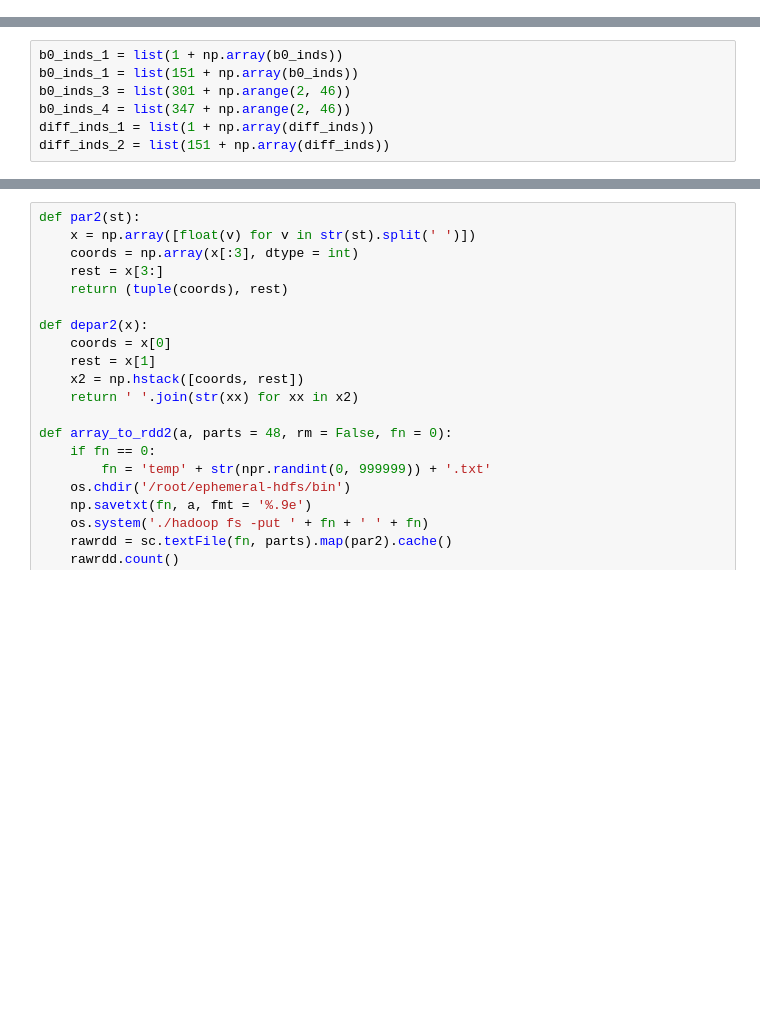
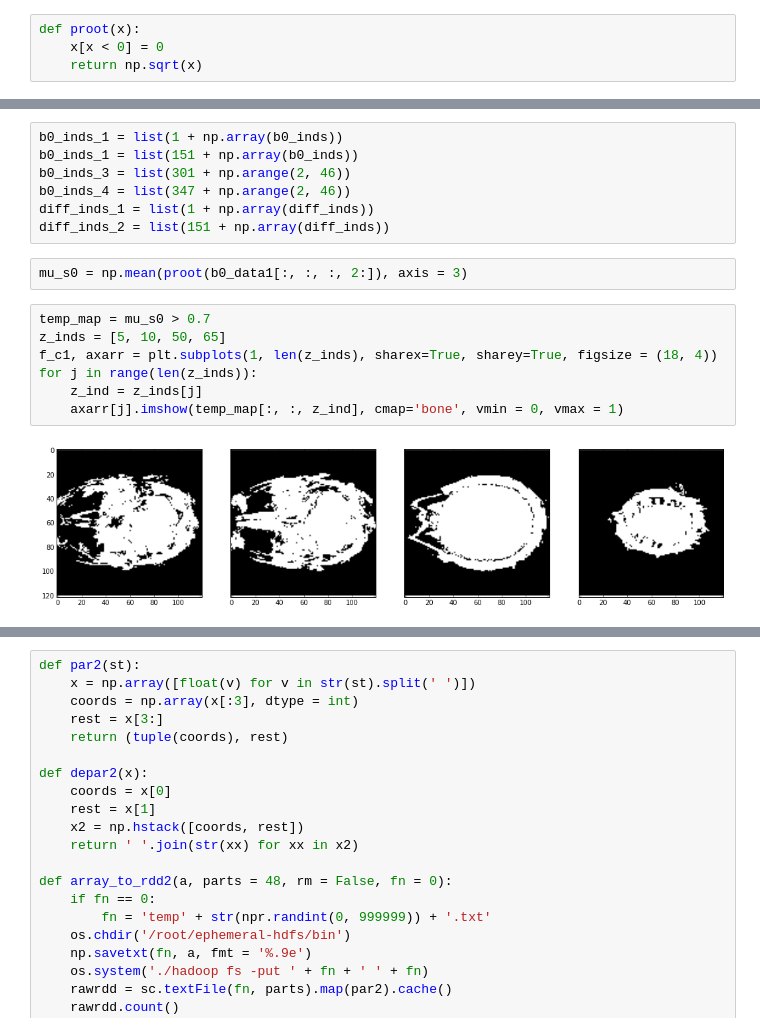
Before and after one commit to snarles/donuts2, a Jupyter notebook: analyses/chris_factor_02.ipynb, the cells around one changed output, grey strips where cells are left out. Saved outputs shown, nothing was run; the diff lists cells and outputs as text; blank space fills up the shorter version.

```diff
--- a/analyses/chris_factor_02.ipynb
+++ b/analyses/chris_factor_02.ipynb
@@ -102 +112,5 @@ np.shape(wm_mask) #(120, 120, 69)
+# %%
+def proot(x):
+    x[x < 0] = 0
+    return np.sqrt(x)
 # %%
@@ -111,6 +125,17 @@ b0_inds_3 = list(301 + np.arange(2, 46))
 b0_inds_4 = list(347 + np.arange(2, 46))
 diff_inds_1 = list(1 + np.array(diff_inds))
 diff_inds_2 = list(151 + np.array(diff_inds))
+# %%
+mu_s0 = np.mean(proot(b0_data1[:, :, :, 2:]), axis = 3)
+# %%
+temp_map = mu_s0 > 0.7
+z_inds = [5, 10, 50, 65]
+f_c1, axarr = plt.subplots(1, len(z_inds), sharex=True, sharey=True, figsize = (18, 4))
+for j in range(len(z_inds)):
+    z_ind = z_inds[j]
+    axarr[j].imshow(temp_map[:, :, z_ind], cmap='bone', vmin = 0, vmax = 1)
+# %% [output]
+[figure, added]
 # %%
 all_coords = np.array(np.unravel_index(range(120 * 120 * 69), (120, 120, 69))).T
 flatdata = np.hstack([all_coords, alldata[all_coords[:, 0], all_coords[:, 1], all_coords[:, 2], :]])
```
Also changed, not shown: parts of 52 cells of this notebook.
